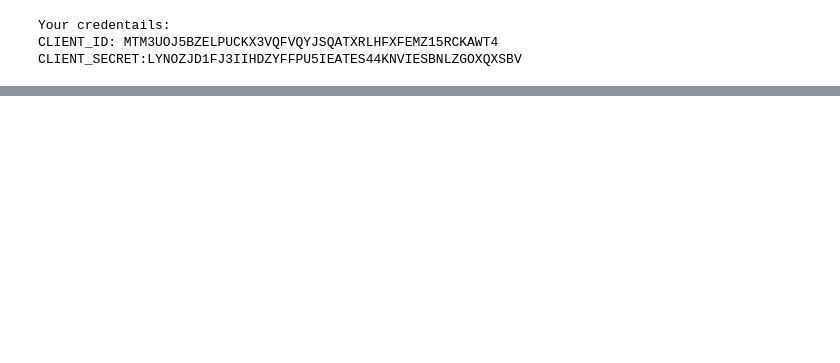
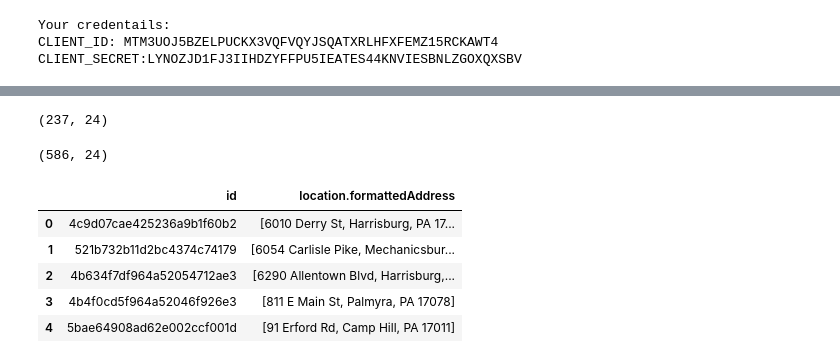
Before and after one commit to eddc30/Coursera_Capstone, a Jupyter notebook: edward curtin capstone notebook.ipynb, the cells around one changed output, grey strips where cells are left out. Drawn from its saved outputs; the diff is of its cells as text; code cells hidden in the pictures; blank space fills up the shorter version.

```diff
--- a/edward curtin capstone notebook.ipynb
+++ b/edward curtin capstone notebook.ipynb
@@ -124,0 +718,22 @@ dataframe_sheetz.head()
+# %%
+dfSheetz_PA= pd.concat([dfSheetz_pa1, dfSheetz_pa2, dfSheetz_pa3, dfSheetz_pa4, dfSheetz_pa5])
+dfSheetz_Va=pd.concat([dfSheetz_Va1, dfSheetz_Va2, dfSheetz_Va3, dfSheetz_Va4, dfSheetz_Va5])
+dfSheetz_Md=pd.concat([dfSheetz_Md1, dfSheetz_Md2, dfSheetz_Md3, dfSheetz_Md4, dfSheetz_Md5])
+dfSheetz_NJ=pd.concat([dfSheetz_NJ1, dfSheetz_NJ2, dfSheetz_NJ3, dfSheetz_NJ4])
+dfSheetz_PA.shape
+# %% [output]
+(237, 24)
+# %%
+dfSheetz_Total=pd.concat([dfSheetz_PA,dfSheetz_Va,dfSheetz_Md,dfSheetz_NJ])
+dfSheetz_Total.shape
+# %% [output]
+(586, 24)
+# %%
+dfSheetz_clean=dfSheetz_Total[['id', 'location.formattedAddress']]
+# %% [output]
+|  | id | location.formattedAddress |
+| 0 | 4c9d07cae425236a9b1f60b2 | [6010 Derry St, Harrisburg, PA 17... |
+| 1 | 521b732b11d2bc4374c74179 | [6054 Carlisle Pike, Mechanicsbur... |
+| 2 | 4b634f7df964a52054712ae3 | [6290 Allentown Blvd, Harrisburg,... |
+| 3 | 4b4f0cd5f964a52046f926e3 | [811 E Main St, Palmyra, PA 17078] |
+| 4 | 5bae64908ad62e002ccf001d | [91 Erford Rd, Camp Hill, PA 17011] |
```
Also changed, not shown: parts of 11 cells of this notebook.
